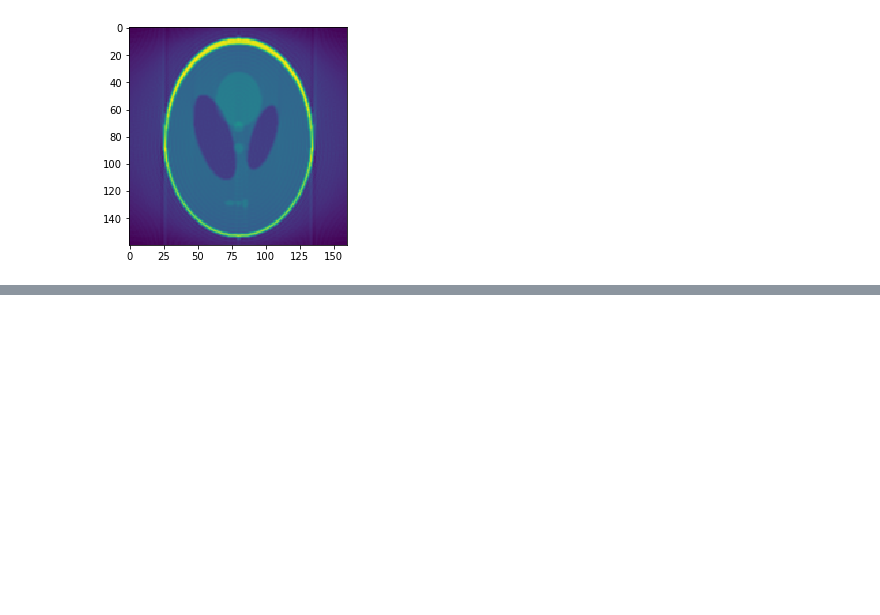
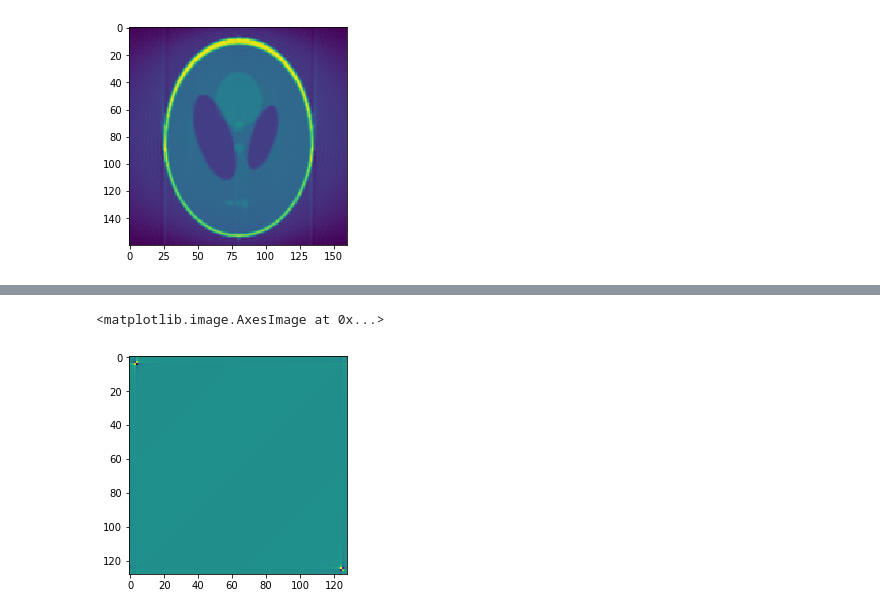
Before and after one commit to Varato/image_recon, a Jupyter notebook: recon_algo_study.ipynb, the cells around one changed output, grey strips where cells are left out. Saved outputs shown, nothing was run; the diff lists cells and outputs as text; code cells hidden in the pictures; blank space fills up the shorter version.

```diff
--- a/recon_algo_study.ipynb
+++ b/recon_algo_study.ipynb
@@ -147,0 +246,7 @@ plt.imshow(fil)
+# %%
+s=(np.fft.fft2(y2)).imag
+# %%
+plt.imshow(s)
+# %% [output]
+<matplotlib.image.AxesImage at 0x...>
+[figure, added]
```
Also changed, not shown: parts of 12 cells of this notebook, 2 other files.
